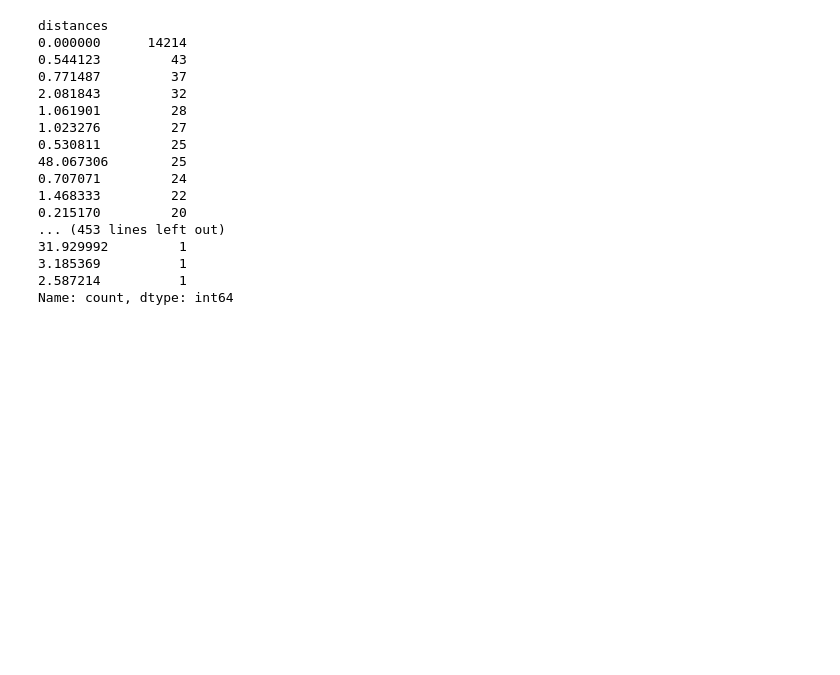
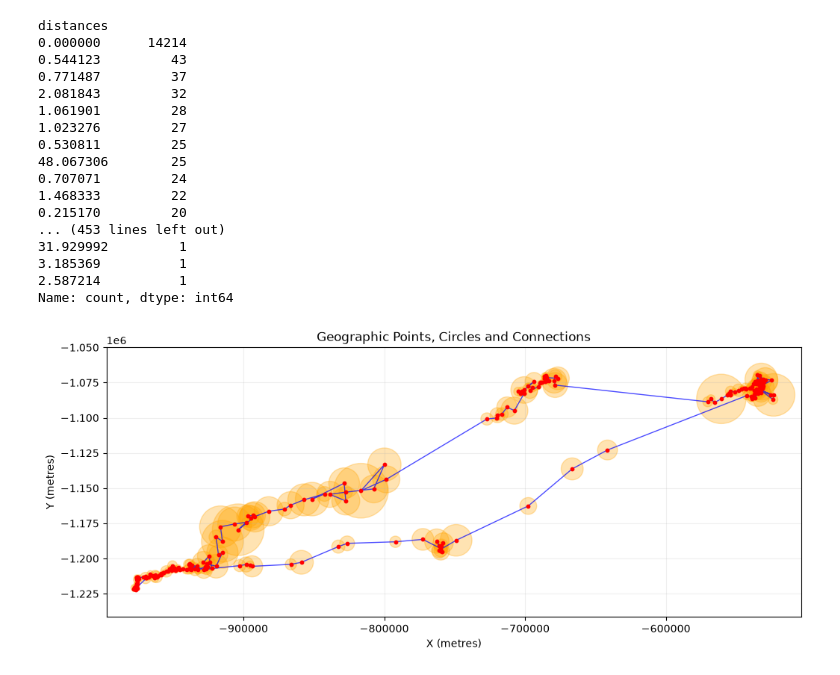
Before and after one commit to klehtma/DataSciProject, a Jupyter notebook: Distance.ipynb, the cells around one changed output. Cells and saved outputs as stored; diff of their text form; code cells hidden in the pictures; blank space fills up the shorter version.

```diff
--- a/Distance.ipynb
+++ b/Distance.ipynb
@@ -3,7 +3,7 @@ import pandas as pd
 import matplotlib.pyplot as plt
 from geopy.distance import geodesic
 # %%
-data = pd.read_excel("trajectory anomalies_corrected.xlsx", sheet_name="Data")
+data = pd.read_excel("anomalies_corrected_data.xlsx", sheet_name="Data")
 data_dist = data.copy()
 print(data["step"])
 # %% [output]
@@ -84,3 +66,71 @@ distances
 3.185369          1
 2.587214          1
 Name: count, dtype: int64
+# %%
+
+from pyproj import Transformer
+import matplotlib.pyplot as plt
+import random
+
+# 1. Select unique geographic locations
+sub_data = data.drop_duplicates(subset=["latitude", "longitude"]).head(600)
+
+# 2. Extract columns
+latitude = sub_data["latitude"]
+longitude = sub_data["longitude"]
+outer_radius = sub_data["outer_radius"]
+
+# 3. Transform coordinates from EPSG:4326 to EPSG:5514
+transformer = Transformer.from_crs(
+    "EPSG:4326",
+    "EPSG:5514",
+    always_xy=True
+)
+
+x_vals, y_vals = transformer.transform(
+    longitude.to_numpy(),
+    latitude.to_numpy()
+)
+
+# 4. Create figure
+fig, ax = plt.subplots(figsize=(12, 10))
+
+# 5. Draw circles around all points
+for i in range(len(sub_data)):
+
+    x = x_vals[i]
+    y = y_vals[i]
+    r = outer_radius.iloc[i]
+
+    circle = plt.Circle(
+        (x, y),
+        radius=r,
+        facecolor="orange",
+        alpha=0.3,
+        edgecolor="orange"
+    )
+
+    ax.add_patch(circle)
+
+# 6. Connect consecutive points
+ax.plot(x_vals, y_vals, color="blue", linewidth=1, alpha=0.7, zorder=2)
+
+# 7. Draw point locations
+ax.scatter(x_vals, y_vals, color="red", s=10, zorder=3)
+
+# 8. Configure plot boundaries
+max_radius = outer_radius.max()
+
+ax.set_xlim(min(x_vals) - max_radius, max(x_vals) + max_radius)
+
+ax.set_ylim(min(y_vals) - max_radius, max(y_vals) + max_radius)
+
+ax.set_aspect("equal")
+ax.set_xlabel("X (metres)")
+ax.set_ylabel("Y (metres)")
+ax.set_title("Geographic Points, Circles and Connections")
+ax.grid(alpha=0.2)
+
+plt.show()
+# %% [output]
+[figure, added]
```
Also changed, not shown: parts of 1 cell of this notebook.
